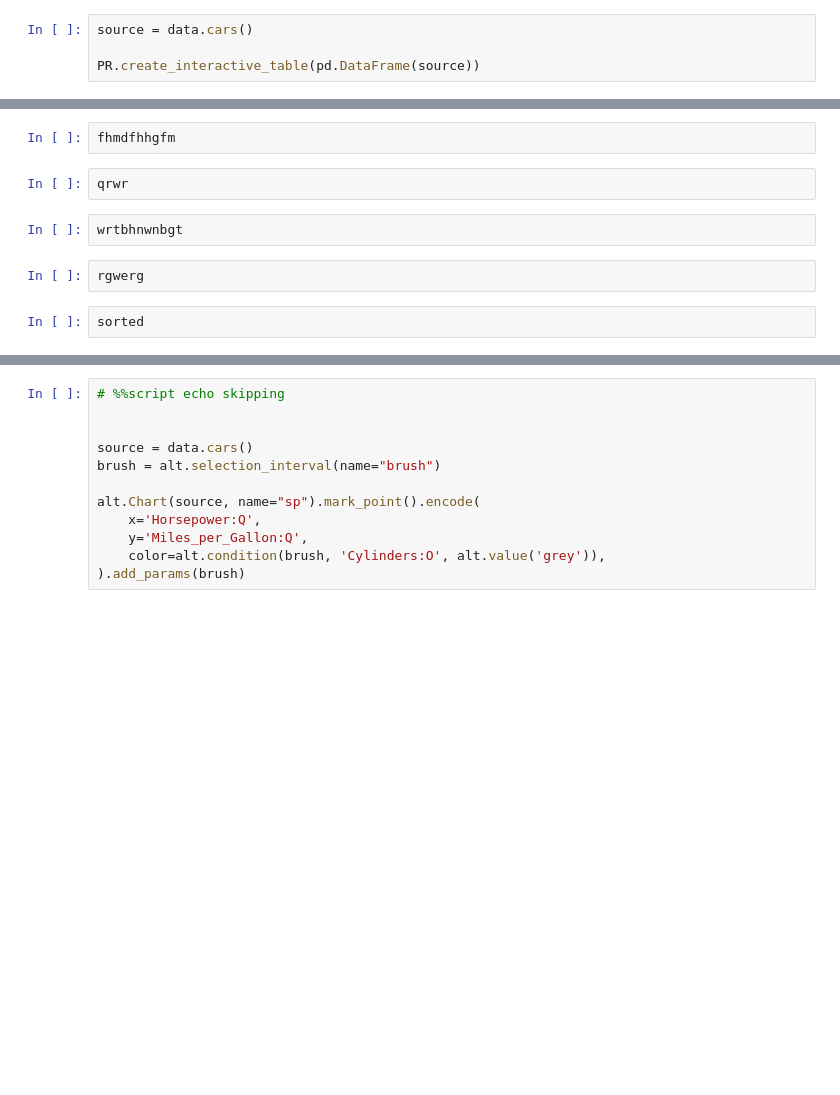
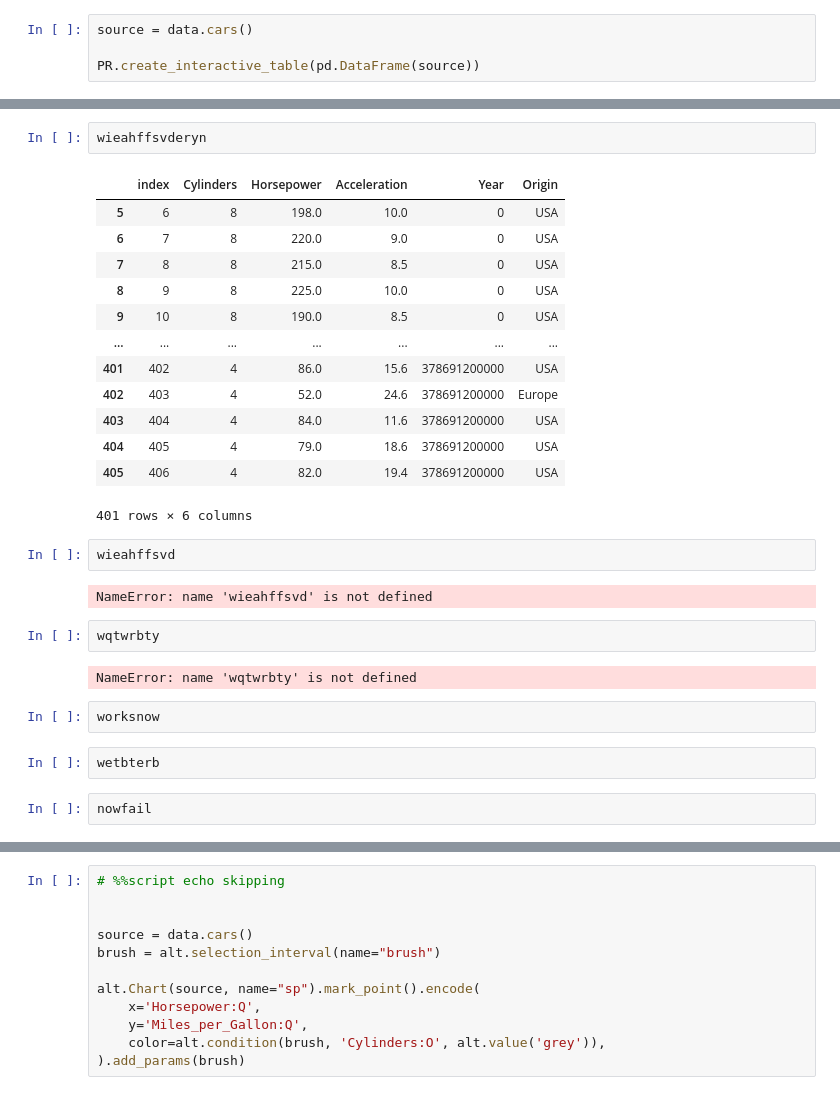
Before and after one commit to visdesignlab/persist, a Jupyter notebook: examples/basic_ext_test.ipynb, the cells around one changed output, grey strips where cells are left out. Saved outputs shown, nothing was run; the diff lists cells and outputs as text; blank space fills up the shorter version.

```diff
--- a/examples/basic_ext_test.ipynb
+++ b/examples/basic_ext_test.ipynb
@@ -46,10 +20,30 @@ hyettehteh
-# %%
-fhmdfhhgfm
-# %%
-qrwr
-# %%
-wrtbhnwnbgt
-# %%
-rgwerg
-# %%
-sorted
+# %%
+wieahffsvderyn
+# %% [output]
+|  | index | Cylinders | Horsepower | Acceleration | Year | Origin |
+| 5 | 6 | 8 | 198.0 | 10.0 | 0 | USA |
+| 6 | 7 | 8 | 220.0 | 9.0 | 0 | USA |
+| 7 | 8 | 8 | 215.0 | 8.5 | 0 | USA |
+| 8 | 9 | 8 | 225.0 | 10.0 | 0 | USA |
+| 9 | 10 | 8 | 190.0 | 8.5 | 0 | USA |
+| ... | ... | ... | ... | ... | ... | ... |
+| 401 | 402 | 4 | 86.0 | 15.6 | 378691200000 | USA |
+| 402 | 403 | 4 | 52.0 | 24.6 | 378691200000 | Europe |
+| 403 | 404 | 4 | 84.0 | 11.6 | 378691200000 | USA |
+| 404 | 405 | 4 | 79.0 | 18.6 | 378691200000 | USA |
+| 405 | 406 | 4 | 82.0 | 19.4 | 378691200000 | USA |
+401 rows × 6 columns
+# %%
+wieahffsvd
+# %% [output]
+NameError: name 'wieahffsvd' is not defined
+# %%
+wqtwrbty
+# %% [output]
+NameError: name 'wqtwrbty' is not defined
+# %%
+worksnow
+# %%
+wetbterb
+# %%
+nowfail
```
Also changed, not shown: parts of 22 cells of this notebook, 5 other files.
